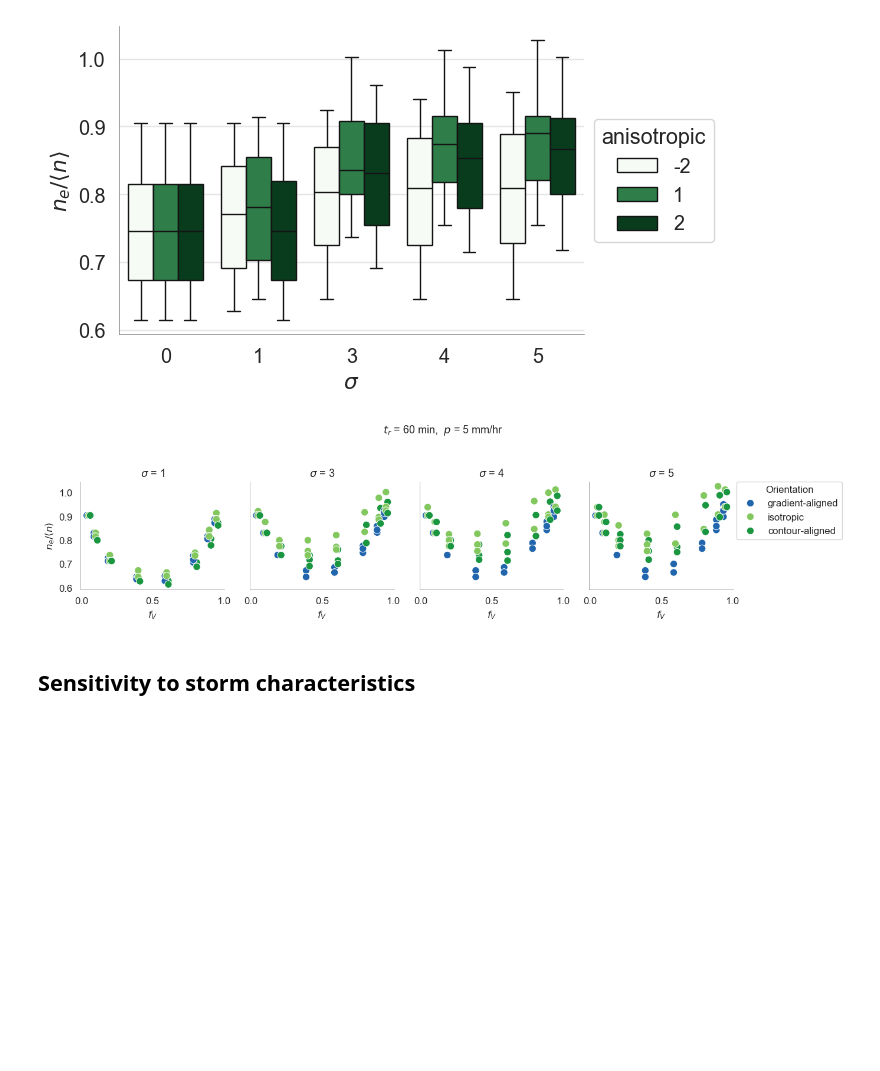
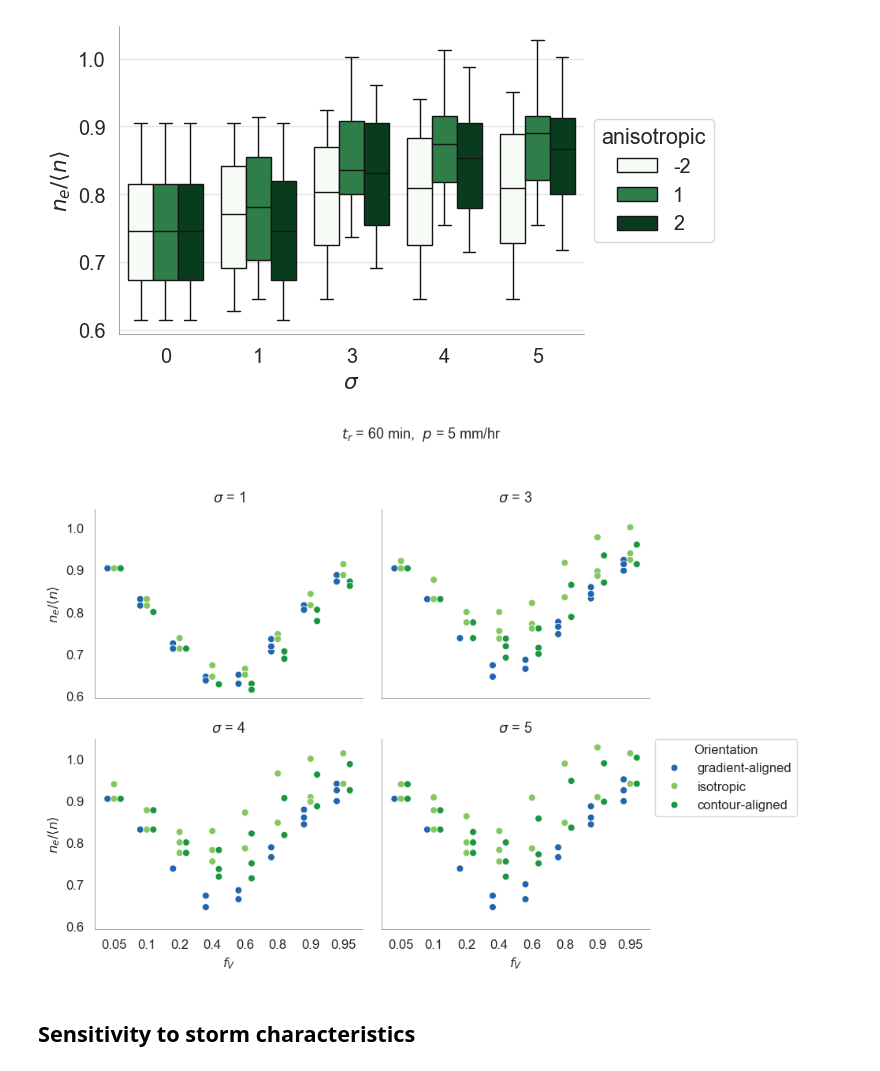
Before and after one commit to octavia-crompton/roughness-scale, a Jupyter notebook: notebooks/roughness_scale-pattern.ipynb, the cells around one changed output. Cells and saved outputs as stored; diff of their text form; code cells hidden in the pictures; blank space fills up the shorter version.

```diff
--- a/notebooks/roughness_scale-pattern.ipynb
+++ b/notebooks/roughness_scale-pattern.ipynb
@@ -112,5 +121,7 @@ plot_hydrographs(subset, c= 'C2', ax =ax)
 # %%
 fig, ax = plt.subplots(1, figsize = (10,4))
+
+from matplotlib.lines import Line2D
 
 subset = summary.query("hydro_err < 0.05 and p == 8 and tr == 60 and l == 200 and fV > 0.45 and effect_ratio < 0.65 ")
 plot_hydrographs(subset, c= 'C0', ax =ax)
@@ -119,6 +130,15 @@ print ((subset.fV.max()))
 subset = summary.query("hydro_err < 0.05 and p == 8 and tr == 60 and l == 200 and fV > 0.45 and  effect_ratio > 0.95 ")
 plot_hydrographs(subset, c= 'C2', ax =ax)
 print ((subset.fV.max()))
+
+# Legend & title
+ax.legend(handles=[
+    Line2D([0], [0], color='C0', lw=2, label=r'$n_e/\langle n \rangle < 0.65$'),
+    Line2D([0], [0], color='C2', lw=2, label=r'$n_e/\langle n \rangle > 0.95$'),
+], fontsize=FS_LEG)
+ax.set_title(r"Hydrographs at $f_V > 0.45$, $p=8$ mm/hr, $t_r=60$ min", fontsize=FS_TITLE)
+ax.set_xlabel("Time (min)", fontsize=FS_LABEL)
+ax.set_ylabel("Discharge (mm/hr)", fontsize=FS_LABEL)
 # %% [output]
 0.6
 0.95
@@ -303,10 +464,11 @@ Registry updated → ../figures/runaround_smooth/figure_registry.txt  [fig3]
 # %%
 # effect_ratio vs fV — two panels: least and most intense storm, coloured by sigma
 _cc_df = summary.query("hydro_err < 0.03").copy()
-_cc_df['_d'] = _cc_df['p'] * _cc_df['tr'] / 60   # storm depth (mm)
+_cc_df['_d'] = _cc_df['p'].astype(float) * _cc_df['tr'].astype(float) / 60   # storm depth (mm)
 
 # Pick the (p, tr) combos with min and max storm depth
 _combos = _cc_df.groupby(['p', 'tr'])['_d'].first().reset_index()
+_combos['_d'] = _combos['_d'].astype(float)
 _lo = _combos.loc[_combos['_d'].idxmin(), ['p', 'tr']]
 _hi = _combos.loc[_combos['_d'].idxmax(), ['p', 'tr']]
 _storm_pairs = [(_lo['p'], _lo['tr']), (_hi['p'], _hi['tr'])]
@@ -316,6 +478,11 @@ _sigma_levels = sorted(_cc_df['sigma'].unique())
 _mako = _cm.get_cmap('mako')
 _sigma_norm = _mcolors.Normalize(vmin=0, vmax=max(_sigma_levels))
 _sigma_palette = {s: _mako(_sigma_norm(s)) for s in _sigma_levels}
+
+# Add a small offset between sigma values for visual separation
+_sigma_offset = {s: i*0.015 for i, s in enumerate(_sigma_levels)}
+for s in _sigma_levels:
+    _cc_df.loc[_cc_df['sigma'] == s, 'fV'] += _sigma_offset[s]
 
 fig_cc, axes_cc = plt.subplots(1, 2, figsize=(10, 4),
                                sharex=True, sharey=True, squeeze=False)
@@ -449,12 +616,11 @@ ax.grid(axis="y", alpha=0.2)
 # %% [output]
 [figure]
 # %%
-
-# effect_ratio vs fV — one panel per sigma value (σ>0), 1 row × 4 cols
-_ncols2 = 4
+# effect_ratio vs fV — one panel per sigma value (σ>0), 2 rows × 2 cols
+_ncols2 = 2
 _df2 = summary.query("hydro_err < 0.05 and tr == 60 and p == 8 and sigma > 0").copy()
 _sigma_vals = sorted(_df2['sigma'].unique())
-_nrows2 = 1
+_nrows2 = 2
 
 # ── Same anisotropy labels + palette ─────────────────────────────────────────
 _aniso_name2 = {v: ('gradient-aligned' if v < 0 else
@@ -469,46 +635,62 @@ _aniso_vals2 = sorted(_aniso_name2.keys())
 _norm2 = _mcolors.Normalize(vmin=min(_aniso_vals2), vmax=max(_aniso_vals2))
 _aniso_palette2 = {_aniso_name2[v]: _bg_cmap2(_norm2(v)) for v in _aniso_vals2}
 
-# x-axis offsets so the three orientation categories separate cleanly
-_fv_offsets = {'gradient-aligned': -0.012, 'isotropic': 0.0, 'contour-aligned': +0.012}
-for _lbl, _dx in _fv_offsets.items():
-    _df2.loc[_df2['_aniso_label'] == _lbl, 'fV'] += _dx
+# Fixed spacing between fV levels on the x-axis
+_fv_levels = sorted(_df2['fV'].astype(float).unique())
+_fv_step = 0.10
+_fv_centers = {fv: i * _fv_step for i, fv in enumerate(_fv_levels)}
+_df2['_fV_center'] = _df2['fV'].astype(float).map(_fv_centers)
 
-fig2, axes2 = plt.subplots(_nrows2, _ncols2, figsize=(14, 3.5),
+# Fixed spacing between anisotropy categories around each fV center
+_aniso_step = 0.02
+_aniso_offsets = {
+    lbl: (i - (len(_label_order2) - 1) / 2) * _aniso_step
+    for i, lbl in enumerate(_label_order2)
+}
+_df2['_fV_plot'] = _df2['_fV_center'] + _df2['_aniso_label'].map(_aniso_offsets)
+
+# Ticks show the original fV values, evenly spaced
+_xticks = [_fv_centers[fv] for fv in _fv_levels]
+_xticklabels = [f"{fv:.2g}" for fv in _fv_levels]
+
+fig2, axes2 = plt.subplots(_nrows2, _ncols2, figsize=(10, 7),
                            sharey=True, sharex=True, squeeze=False)
 axes2_flat = axes2.flatten()
 
 for i, sigma in enumerate(_sigma_vals):
     ax = axes2_flat[i]
     _sub = _df2[_df2['sigma'] == sigma]
     _show_leg = (i == len(_sigma_vals) - 1)
-    sns.scatterplot(_sub, x='fV', y='effect_ratio', ax=ax,
+    sns.scatterplot(_sub, x='_fV_plot', y='effect_ratio', ax=ax,
                     hue='_aniso_label', hue_order=_label_order2,
-                    palette=_aniso_palette2, s=80, legend=_show_leg)
+                    palette=_aniso_palette2, s=40, legend=_show_leg)
     ax.set_title(f"$\\sigma$ = {sigma:.3g}", fontsize=FS_TITLE)
     ax.set_xlabel(renameit('fV'), fontsize=FS_LABEL)
     ax.tick_params(labelsize=FS_TICK)
+    ax.set_xticks(_xticks)
+    ax.set_xticklabels(_xticklabels)
+    ax.set_xlim(min(_xticks) - _fv_step * 0.6, max(_xticks) + _fv_step * 0.6)
 
 # y-labels on left column only
 for ri in range(_nrows2):
     axes2[ri, 0].set_ylabel(renameit('effect_ratio'), fontsize=FS_LABEL)
     for ci in range(1, _ncols2):
         axes2[ri, ci].set_ylabel('')
 
 # Hide any unused axes
 for ax in axes2_flat[len(_sigma_vals):]:
     ax.set_visible(False)
 
 # Legend outside last panel
 if axes2_flat[len(_sigma_vals) - 1].get_legend():
     axes2_flat[len(_sigma_vals) - 1].legend(
         title='Orientation', fontsize=FS_LEG, title_fontsize=FS_LEG,
         bbox_to_anchor=(1.02, 1), loc='upper left', borderaxespad=0)
 
 plt.suptitle("$t_r$ = 60 min,  $p$ = 5 mm/hr", y=1.02, fontsize=FS_TITLE)
 plt.tight_layout()
 # %% [output]
-[figure, old version]
+[figure, new version]
 # %% [markdown]
 ## Sensitivity to storm characteristics
 # %%
```
Also changed, not shown: parts of 19 cells of this notebook, 8 other files.
